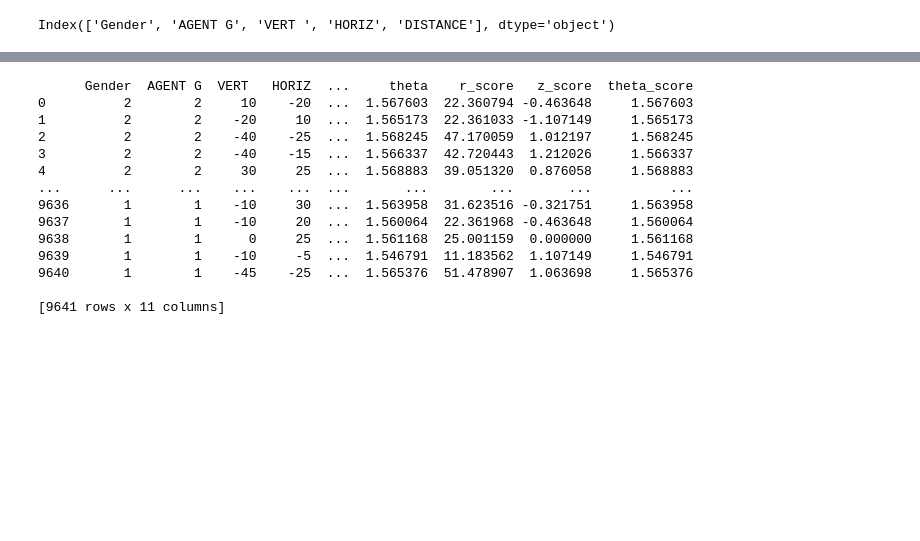
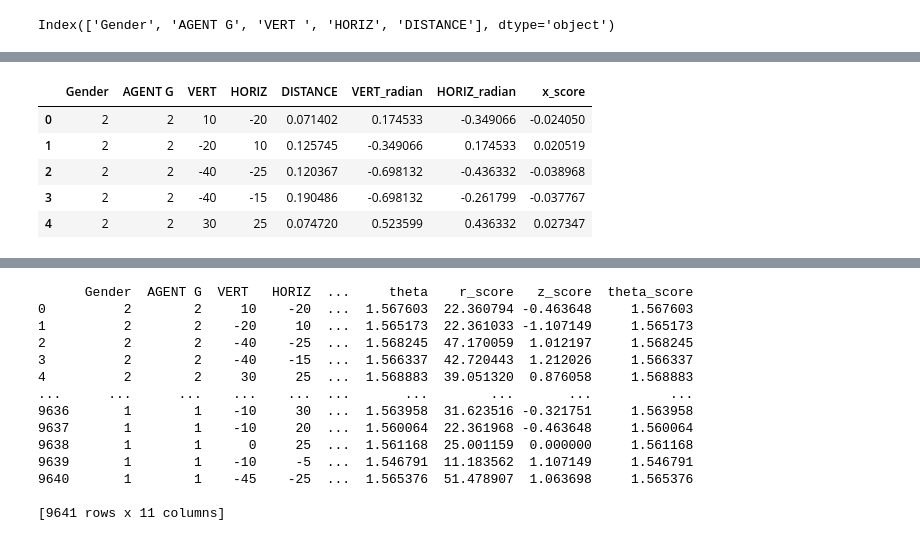
Before and after one commit to Danielaaron1994/Action-effect-learning-analysis, a Jupyter notebook: Untitled0.ipynb, the cells around one changed output, grey strips where cells are left out. Cells and saved outputs as stored; diff of their text form; code cells hidden in the pictures; blank space fills up the shorter version.

```diff
--- a/Untitled0.ipynb
+++ b/Untitled0.ipynb
@@ -19,0 +23,4 @@ Index(['Gender', 'AGENT G', 'VERT ', 'HORIZ', 'DISTANCE'], dtype='object')
+# %%
+df['VERT_radian'] = deg_to_rad(df['VERT '])
+# %%
+df['HORIZ_radian'] = deg_to_rad(df['HORIZ'])
@@ -20,5 +36,5 @@ Index(['Gender', 'AGENT G', 'VERT ', 'HORIZ', 'DISTANCE'], dtype='object')
 # %%
-def x_calculator(r,theta,phi):
+def x_calculator(r,phi,theta):
   x = r * np.sin(theta) * np.cos(phi)
   return x
 # %%
@@ -26 +42,11 @@ df['x_score'] = x_calculator(df['DISTANCE'], df['VERT '], df['HORIZ'])
+# %%
+df.head(
+)
+# %% [output]
+|  | Gender | AGENT G | VERT | HORIZ | DISTANCE | VERT_radian | HORIZ_radian | x_score |
+| 0 | 2 | 2 | 10 | -20 | 0.071402 | 0.174533 | -0.349066 | -0.024050 |
+| 1 | 2 | 2 | -20 | 10 | 0.125745 | -0.349066 | 0.174533 | 0.020519 |
+| 2 | 2 | 2 | -40 | -25 | 0.120367 | -0.698132 | -0.436332 | -0.038968 |
+| 3 | 2 | 2 | -40 | -15 | 0.190486 | -0.698132 | -0.261799 | -0.037767 |
+| 4 | 2 | 2 | 30 | 25 | 0.074720 | 0.523599 | 0.436332 | 0.027347 |
 # %%
```
Also changed, not shown: parts of 7 cells of this notebook.
